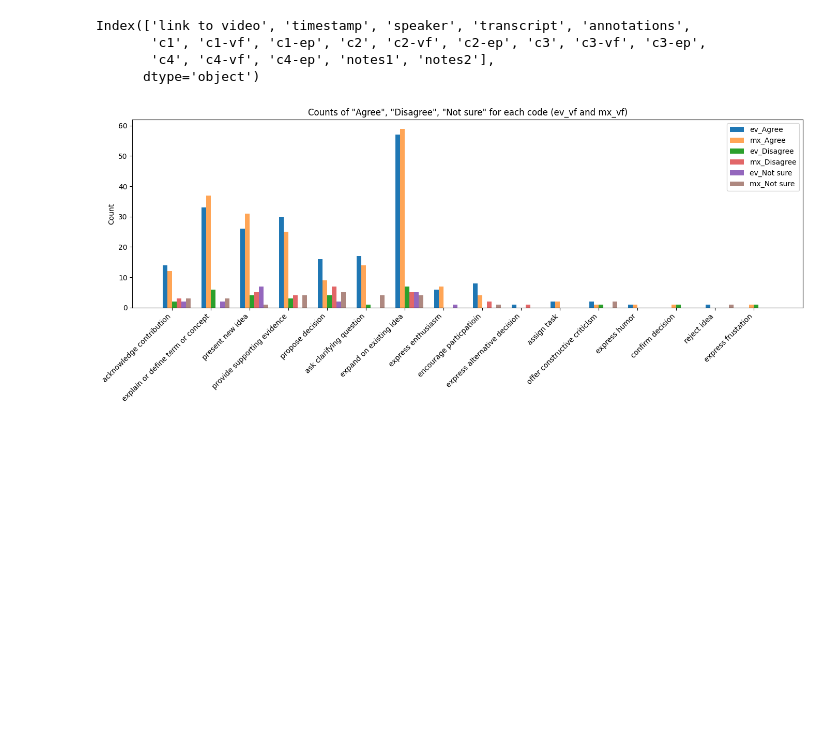
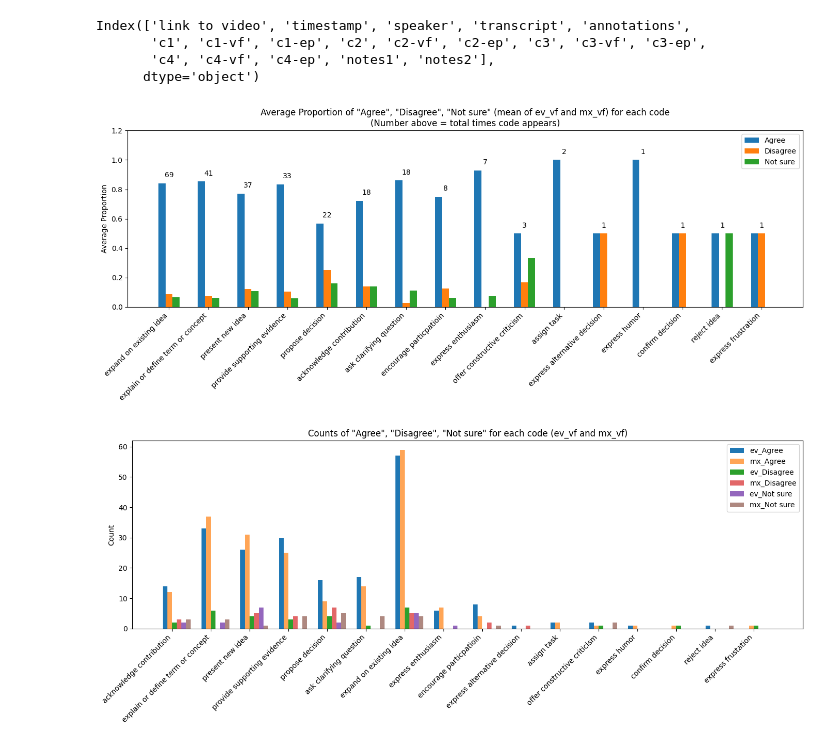
Before and after one commit to eveyhuang/gemini_data_analysis, a Jupyter notebook: sampling/verify_ev.ipynb, the cells around one changed output. Saved outputs shown, nothing was run; the diff lists cells and outputs as text; code cells hidden in the pictures; blank space fills up the shorter version.

```diff
--- a/sampling/verify_ev.ipynb
+++ b/sampling/verify_ev.ipynb
@@ -159,6 +159,59 @@ for idx, ann_row in ai_ann_df.iterrows():
 ai_ann_df = ai_ann_df[ai_ann_df['ev_vf'].notna() & (ai_ann_df['ev_vf'] != "")]
 # %%
 ai_ann_df.to_csv('all_anno_vf.csv', index=False)
+# %%
+import matplotlib.pyplot as plt
+
+# Rank codes by total frequency in ai_ann_df
+code_freq = ai_ann_df['ai_code'].value_counts()
+codes = code_freq.index.tolist()
+
+labels = ['Agree', 'Disagree', 'Not sure']
+
+# Prepare average counts in ranked order (average of ev_vf and mx_vf)
+avg_counts = []
+for code in codes:
+    subset = ai_ann_df[ai_ann_df['ai_code'] == code]
+    n = len(subset)
+    # For each label, compute average proportion for ev_vf and mx_vf, then average them
+    avg_props = []
+    for label in labels:
+        ev_prop = subset['ev_vf'].value_counts().get(label, 0) / n
+        mx_prop = subset['mx_vf'].value_counts().get(label, 0) / n
+        avg_props.append((ev_prop + mx_prop) / 2)
+    avg_counts.append({
+        'code': code,
+        'Agree': avg_props[0],
+        'Disagree': avg_props[1],
+        'Not sure': avg_props[2],
+        'total': n
+    })
+
+avg_df = pd.DataFrame(avg_counts)
+
+x = range(len(codes))
+width = 0.18
+
+fig, ax = plt.subplots(figsize=(14, 6))
+for i, label in enumerate(labels):
+    ax.bar([p + i*width for p in x], avg_df[label], width, label=label)
+
+# Annotate total count on top of the center of each code group
+for idx, code in enumerate(codes):
+    total = avg_df.loc[idx, 'total']
+    max_height = max(avg_df.loc[idx, labels])
+    ax.text(idx + width, max_height + 0.03, str(total), ha='center', va='bottom', fontsize=10, color='black')
+
+ax.set_xticks([p + width for p in x])
+ax.set_xticklabels(codes, rotation=45, ha='right')
+ax.set_ylabel('Average Proportion')
+ax.set_ylim(top=1.2)
+ax.set_title('Average Proportion of "Agree", "Disagree", "Not sure" (mean of ev_vf and mx_vf) for each code\n(Number above = total times code appears)')
+ax.legend()
+plt.tight_layout()
+plt.show()
+# %% [output]
+[figure, added]
 # %%
 import matplotlib.pyplot as plt
 
```
Also changed, not shown: parts of 1 cell of this notebook, 3 other files.
